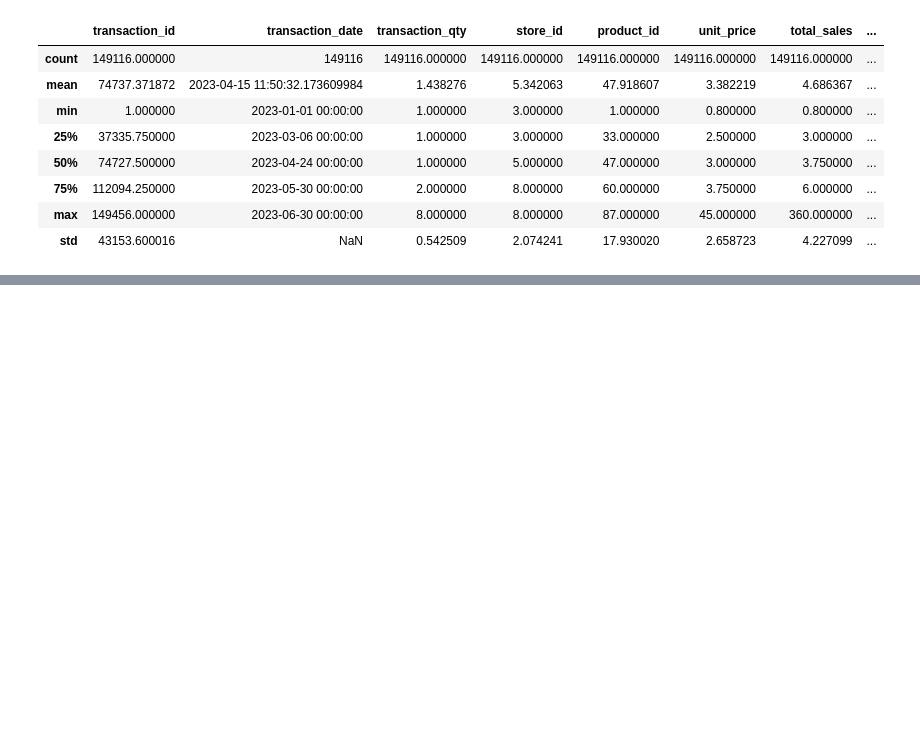
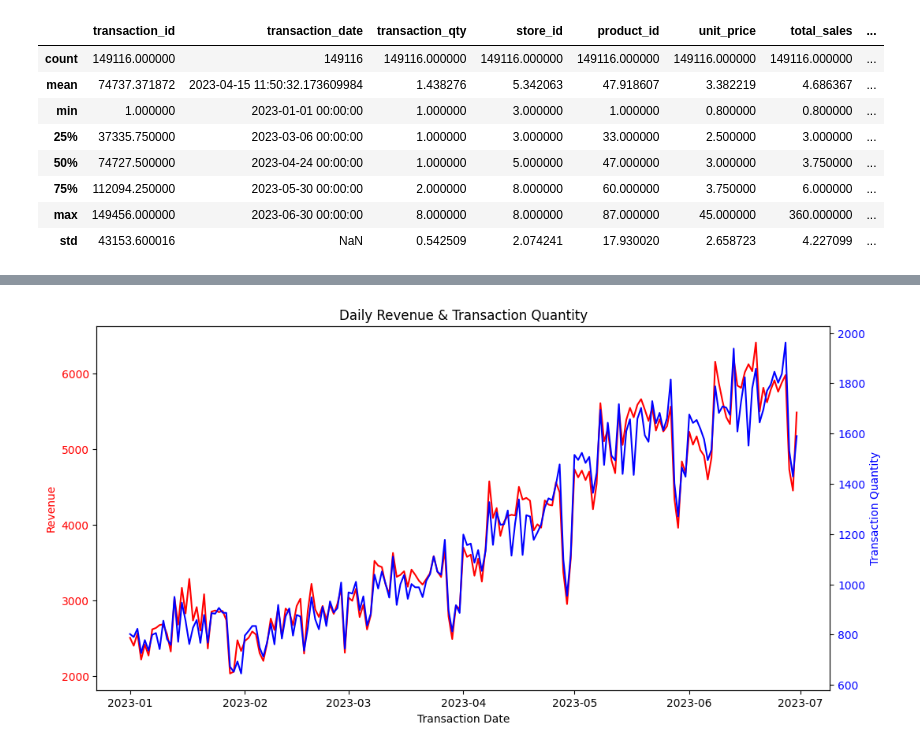
Before and after one commit to Darshan922000/Capstone-2, a Jupyter notebook: Notebook/VJ_EDA.ipynb, the cells around one changed output, grey strips where cells are left out. Drawn from its saved outputs; the diff is of its cells as text; code cells hidden in the pictures; blank space fills up the shorter version.

```diff
--- a/Notebook/VJ_EDA.ipynb
+++ b/Notebook/VJ_EDA.ipynb
@@ -205,0 +209,31 @@ df.describe()
+# %%
+# daily revenue and quantity
+daily_revenue = df.groupby('transaction_date')['total_bill'].sum().reset_index()
+daily_qty = df.groupby('transaction_date')['transaction_qty'].sum().reset_index()
+
+
+import matplotlib.pyplot as plt
+
+fig, ax0 = plt.subplots(figsize=(12, 6))  # Create figure and primary axis
+
+# Create a second y-axis sharing the same x-axis
+ax1 = ax0.twinx()
+
+# Plot Revenue on primary axis (left y-axis)
+ax0.plot(daily_revenue['transaction_date'], daily_revenue['total_bill'], color='red', label='Revenue')
+ax0.set_ylabel('Revenue', color='red')
+ax0.tick_params(axis='y', labelcolor='red')
+
+# Plot Transaction Quantity on secondary axis (right y-axis)
+ax1.plot(daily_qty['transaction_date'], daily_qty['transaction_qty'], color='blue', label='Transaction Quantity')
+ax1.set_ylabel('Transaction Quantity', color='blue')
+ax1.tick_params(axis='y', labelcolor='blue')
+
+# Set common x-axis label and title
+ax0.set_xlabel('Transaction Date')
+ax0.set_title('Daily Revenue & Transaction Quantity')
+
+# Show the plot
+plt.show()
+# %% [output]
+[figure, added]
```
Also changed, not shown: parts of 9 cells of this notebook.
